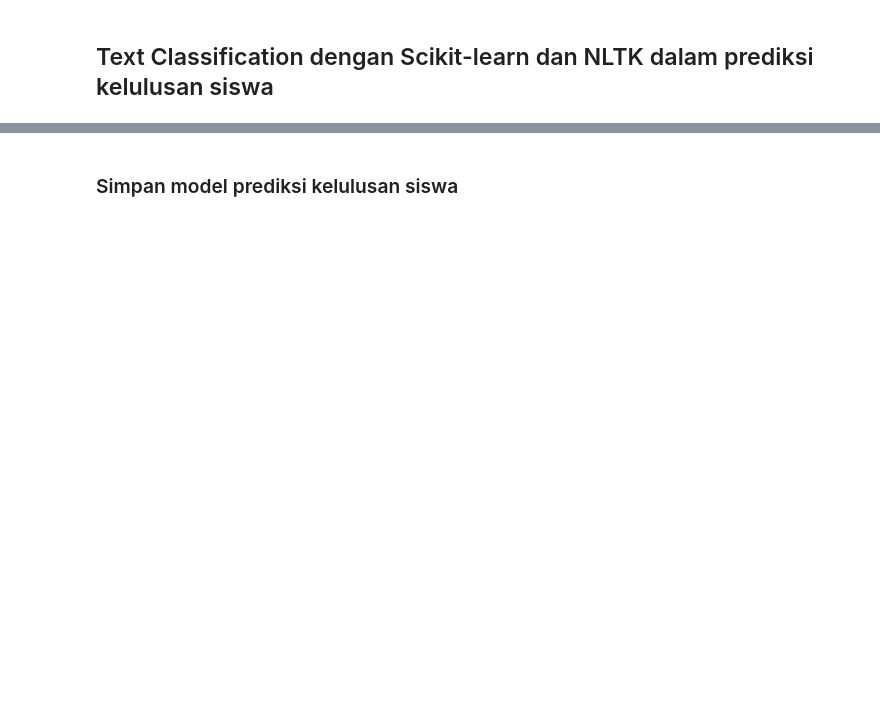
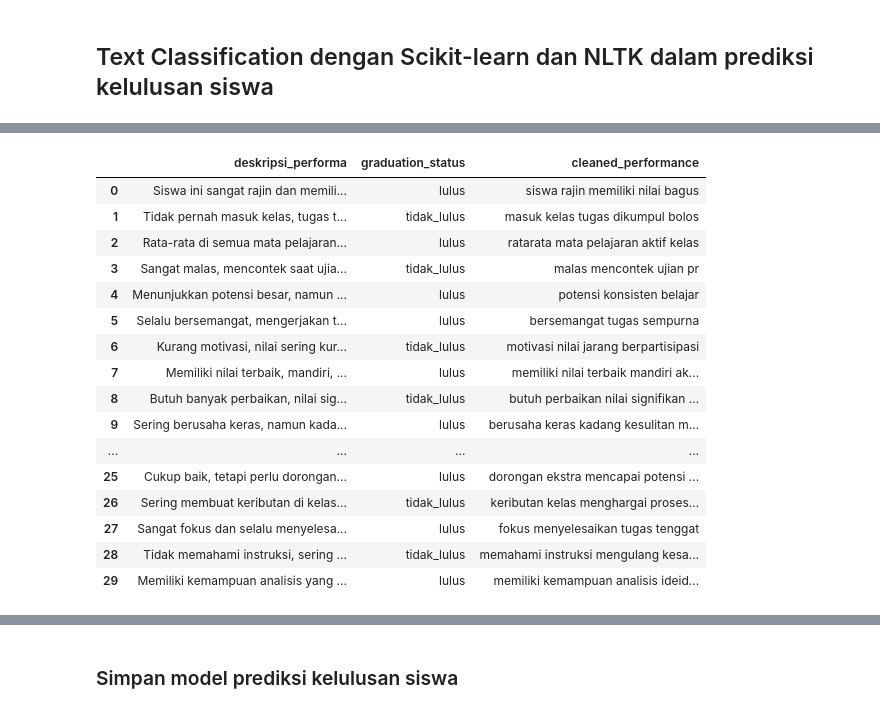
Before and after one commit to jbintarto-ai/ClassDatascience, a Jupyter notebook: Python-Data-Science-NLP1/Latihan.ipynb, the cells around one changed output, grey strips where cells are left out. Drawn from its saved outputs; the diff is of its cells as text; code cells hidden in the pictures; blank space fills up the shorter version.

```diff
--- a/Python-Data-Science-NLP1/Latihan.ipynb
+++ b/Python-Data-Science-NLP1/Latihan.ipynb
@@ -145,17 +145,39 @@ if 'preprocess_text' not in globals():
 print("\n--- Contoh Klasifikasi Teks: Prediksi Kelulusan Siswa ---")
 
 # --- 1. Persiapan Data Simulasi Kelulusan Siswa ---
-# Dataset sederhana: deskripsi performa siswa dan status kelulusan
 data_kelulusan = {
-    'student_performance': [
-        "Siswa ini rajin belajar, sering bertanya, dan nilai-nilainya bagus.",
-        "Tidak pernah masuk kelas, tugas tidak pernah dikumpulkan, sering bolos.",
-        "Cukup aktif di kelas, nilai standar, tidak ada masalah berarti.",
-        "Sangat malas, mencontek saat ujian, sering tidak mengerjakan PR.",
-        "Antusias, punya potensi besar, tapi kurang konsisten dalam belajar.",
-        "Selalu hadir, mengerjakan semua tugas dengan baik, memahami materi.",
-        "Kurang motivasi, sering terlambat, tapi kadang menunjukkan perbaikan.",
-        "Nilai selalu tinggi, berpartisipasi aktif, sangat mandiri."
+    'deskripsi_performa': [
+        "Siswa ini sangat rajin dan memiliki nilai yang sangat bagus.", # lulus
+        "Tidak pernah masuk kelas, tugas tidak dikumpul, sering bolos.", # tidak_lulus
+        "Rata-rata di semua mata pelajaran, cukup aktif di kelas.", # lulus
+        "Sangat malas, mencontek saat ujian, sering tidak mengerjakan PR.", # tidak_lulus
+        "Menunjukkan potensi besar, namun kurang konsisten dalam belajar.", # lulus
+        "Selalu bersemangat, mengerjakan tugas dengan sempurna.", # lulus
+        "Kurang motivasi, nilai sering kurang, jarang berpartisipasi.", # tidak_lulus
+        "Memiliki nilai terbaik, mandiri, dan sangat aktif di semua kegiatan.", # lulus
+        "Butuh banyak perbaikan, nilai signifikan rendah, cenderung pasif dan kurang peduli.", # tidak_lulus
+        "Sering berusaha keras, namun kadang kesulitan dan mudah menyerah.", # lulus (dengan bimbingan)
+        # --- Penambahan Data Baru untuk Meningkatkan Kualitas Model ---
+        "Selalu proaktif dalam tugas kelompok dan presentasi, nilainya konsisten.", # lulus
+        "Sering menunda-nunda pekerjaan, hasil tugas tidak maksimal, dan kurang fokus.", # tidak_lulus
+        "Nilai rata-rata di atas standar, menunjukkan pemahaman materi yang mendalam.", # lulus
+        "Tidak fokus di kelas, sering mengganggu teman lain, dan tidak mendengarkan guru.", # tidak_lulus
+        "Siswa dengan etos kerja tinggi, sangat bertanggung jawab terhadap kewajibannya.", # lulus
+        "Kesulitan memahami konsep dasar, tidak ada usaha perbaikan, dan mudah menyerah.", # tidak_lulus
+        "Mampu bekerja sama dengan baik dan memberikan kontribusi positif dalam diskusi.", # lulus
+        "Absensi sangat buruk, tidak mengikuti ujian penting, dan tidak ada kabar.", # tidak_lulus
+        "Memiliki inisiatif tinggi untuk belajar hal baru di luar kurikulum dan berprestasi.", # lulus
+        "Bersikap apatis terhadap pelajaran, tidak menunjukkan minat sama sekali, dan sering tidur di kelas.", # tidak_lulus
+        "Plagiat dalam beberapa tugas, melanggar etika akademik, dan tidak menyesali perbuatannya.", # tidak_lulus
+        "Tidak pernah berpartisipasi, cenderung diam dan pasif, serta takut untuk bertanya.", # tidak_lulus
+        "Hasil ujian selalu di bawah rata-rata, tidak ada peningkatan signifikan, dan tidak belajar.", # tidak_lulus
+        "Sering mencari alasan untuk tidak mengerjakan tugas, tidak bertanggung jawab, dan menyalahkan orang lain.", # tidak_lulus
+        "Siswa yang selalu ingin tahu, selalu bertanya, dan memiliki semangat belajar yang tinggi.", # lulus
+        "Cukup baik, tetapi perlu dorongan ekstra untuk mencapai potensi penuhnya.", # lulus
+        "Sering membuat keributan di kelas dan tidak menghargai proses belajar.", # tidak_lulus
+        "Sangat fokus dan selalu menyelesaikan tugas sebelum tenggat waktu.", # lulus
+        "Tidak memahami instruksi, sering mengulang kesalahan yang sama, dan lambat dalam belajar.", # tidak_lulus
+        "Memiliki kemampuan analisis yang baik dan selalu memberikan ide-ide segar.", # lulus
     ],
     'graduation_status': [
         'lulus',
@@ -165,16 +187,38 @@ data_kelulusan = {
         'lulus',
         'lulus',
         'tidak_lulus',
+        'lulus',
+        'tidak_lulus',
+        'lulus',
+        # --- Status untuk Penambahan Data Baru ---
+        'lulus',
+        'tidak_lulus',
+        'lulus',
+        'tidak_lulus',
+        'lulus',
+        'tidak_lulus',
+        'lulus',
+        'tidak_lulus',
+        'lulus',
+        'tidak_lulus',
+        'tidak_lulus',
+        'tidak_lulus',
+        'tidak_lulus',
+        'tidak_lulus',
+        'lulus',
+        'lulus',
+        'tidak_lulus',
+        'lulus',
+        'tidak_lulus',
         'lulus'
     ]
 }
-
 df_kelulusan = pd.DataFrame(data_kelulusan)
 print("\nDataset untuk Prediksi Kelulusan Siswa:")
 display(df_kelulusan)
 
 # --- 2. Pra-pemrosesan Teks ---
-df_kelulusan['cleaned_performance'] = df_kelulusan['student_performance'].apply(preprocess_text)
+df_kelulusan['cleaned_performance'] = df_kelulusan['deskripsi_performa'].apply(preprocess_text)
 print("\nDataset setelah pra-pemrosesan:")
 display(df_kelulusan)
 
@@ -215,8 +259,8 @@ new_student_performance = [
     "Terlihat bingung dengan materi, perlu bimbingan ekstra."
 ]
 
-df_new_performance = pd.DataFrame({'student_performance': new_student_performance})
-df_new_performance['cleaned_performance'] = df_new_performance['student_performance'].apply(preprocess_text)
+df_new_performance = pd.DataFrame({'deskripsi_performa': new_student_performance})
+df_new_performance['cleaned_performance'] = df_new_performance['deskripsi_performa'].apply(preprocess_text)
 
 X_new_tfidf_kelulusan = tfidf_vectorizer_kelulusan.transform(df_new_performance['cleaned_performance'])
 new_predictions_kelulusan = svm_model_kelulusan.predict(X_new_tfidf_kelulusan)
@@ -225,3 +269,4 @@ df_new_performance['predicted_status'] = new_predictions_kelulusan
 
 print("\nPrediksi Kelulusan untuk Deskripsi Siswa Baru:")
 display(df_new_performance)
+# %% [output]
@@ -227,0 +294,17 @@ display(df_new_performance)
+|  | deskripsi_performa | graduation_status | cleaned_performance |
+| 0 | Siswa ini sangat rajin dan memili... | lulus | siswa rajin memiliki nilai bagus |
+| 1 | Tidak pernah masuk kelas, tugas t... | tidak_lulus | masuk kelas tugas dikumpul bolos |
+| 2 | Rata-rata di semua mata pelajaran... | lulus | ratarata mata pelajaran aktif kelas |
+| 3 | Sangat malas, mencontek saat ujia... | tidak_lulus | malas mencontek ujian pr |
+| 4 | Menunjukkan potensi besar, namun ... | lulus | potensi konsisten belajar |
+| 5 | Selalu bersemangat, mengerjakan t... | lulus | bersemangat tugas sempurna |
+| 6 | Kurang motivasi, nilai sering kur... | tidak_lulus | motivasi nilai jarang berpartisipasi |
+| 7 | Memiliki nilai terbaik, mandiri, ... | lulus | memiliki nilai terbaik mandiri ak... |
+| 8 | Butuh banyak perbaikan, nilai sig... | tidak_lulus | butuh perbaikan nilai signifikan ... |
+| 9 | Sering berusaha keras, namun kada... | lulus | berusaha keras kadang kesulitan m... |
+| ... | ... | ... | ... |
+| 25 | Cukup baik, tetapi perlu dorongan... | lulus | dorongan ekstra mencapai potensi ... |
+| 26 | Sering membuat keributan di kelas... | tidak_lulus | keributan kelas menghargai proses... |
+| 27 | Sangat fokus dan selalu menyelesa... | lulus | fokus menyelesaikan tugas tenggat |
+| 28 | Tidak memahami instruksi, sering ... | tidak_lulus | memahami instruksi mengulang kesa... |
+| 29 | Memiliki kemampuan analisis yang ... | lulus | memiliki kemampuan analisis ideid... |
```
Also changed, not shown: parts of 6 cells of this notebook, 3 other files.
